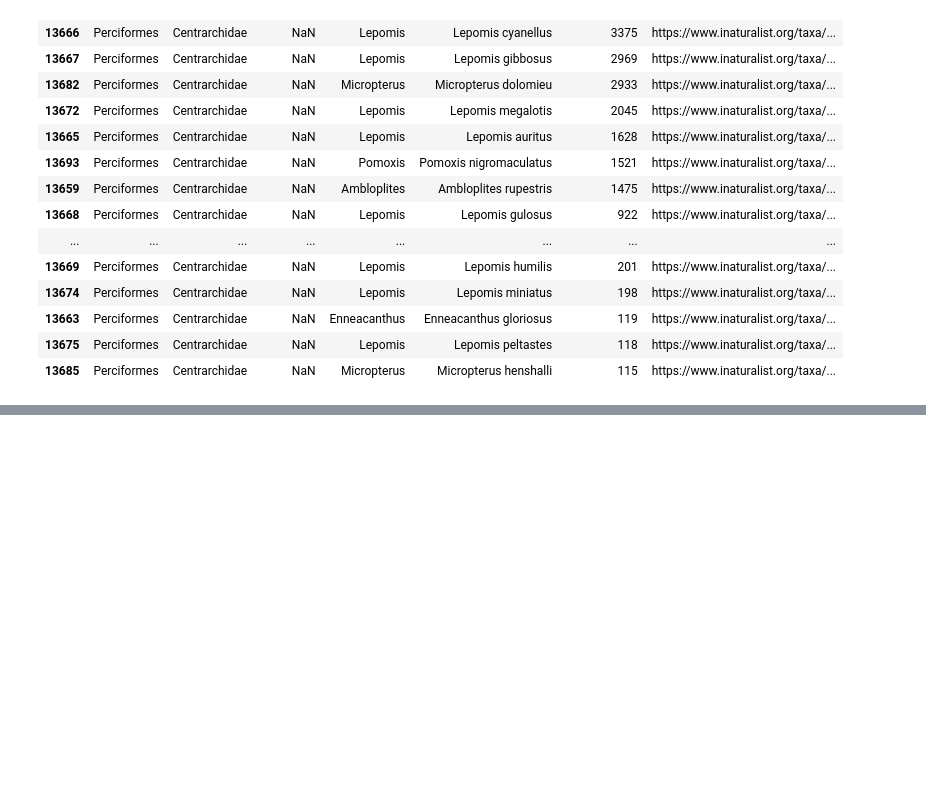
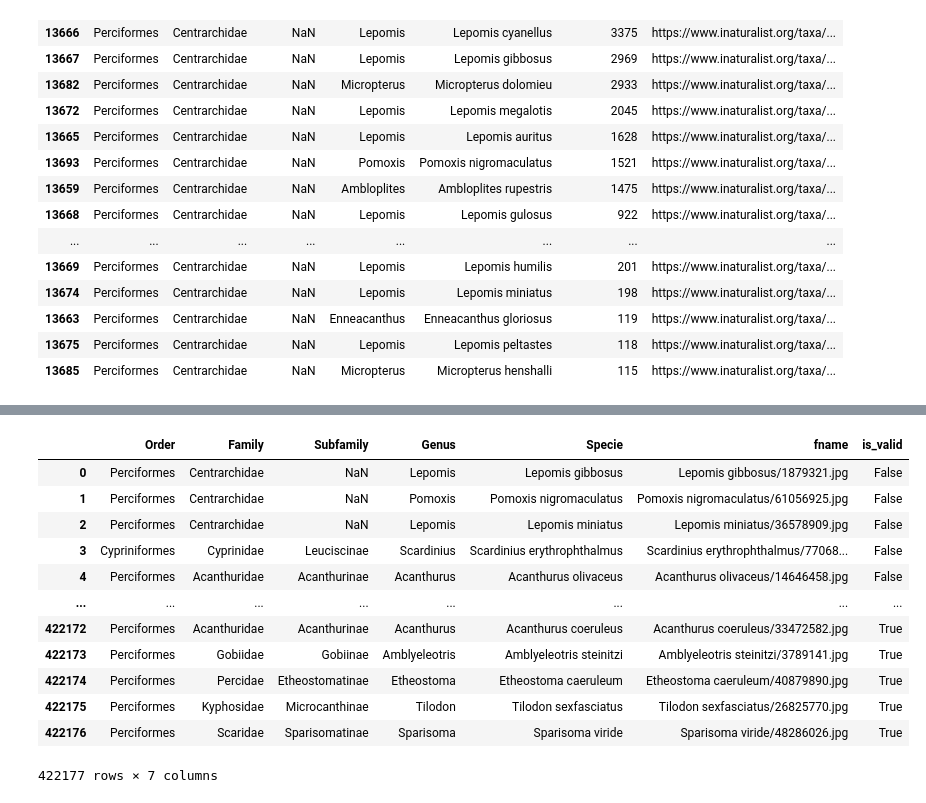
Before and after one commit to jossalgon/Fishly-Hierarchical-image-classification, a Jupyter notebook: analysis-inaturalist.ipynb, the cells around one changed output, grey strips where cells are left out. Saved outputs shown, nothing was run; the diff lists cells and outputs as text; code cells hidden in the pictures; blank space fills up the shorter version.

```diff
--- a/analysis-inaturalist.ipynb
+++ b/analysis-inaturalist.ipynb
@@ -251,0 +313,18 @@ df_1000.to_csv(ALL_CSV_PATH, index=False)
+# %%
+df_1000_stratified = pd.read_csv(STRATIFIED_CSV_PATH)
+# %%
+df_1000_stratified
+# %% [output]
+|  | Order | Family | Subfamily | Genus | Specie | fname | is_valid |
+| 0 | Perciformes | Centrarchidae | NaN | Lepomis | Lepomis gibbosus | Lepomis gibbosus/1879321.jpg | False |
+| 1 | Perciformes | Centrarchidae | NaN | Pomoxis | Pomoxis nigromaculatus | Pomoxis nigromaculatus/61056925.jpg | False |
+| 2 | Perciformes | Centrarchidae | NaN | Lepomis | Lepomis miniatus | Lepomis miniatus/36578909.jpg | False |
+| 3 | Cypriniformes | Cyprinidae | Leuciscinae | Scardinius | Scardinius erythrophthalmus | Scardinius erythrophthalmus/77068... | False |
+| 4 | Perciformes | Acanthuridae | Acanthurinae | Acanthurus | Acanthurus olivaceus | Acanthurus olivaceus/14646458.jpg | False |
+| ... | ... | ... | ... | ... | ... | ... | ... |
+| 422172 | Perciformes | Acanthuridae | Acanthurinae | Acanthurus | Acanthurus coeruleus | Acanthurus coeruleus/33472582.jpg | True |
+| 422173 | Perciformes | Gobiidae | Gobiinae | Amblyeleotris | Amblyeleotris steinitzi | Amblyeleotris steinitzi/3789141.jpg | True |
+| 422174 | Perciformes | Percidae | Etheostomatinae | Etheostoma | Etheostoma caeruleum | Etheostoma caeruleum/40879890.jpg | True |
+| 422175 | Perciformes | Kyphosidae | Microcanthinae | Tilodon | Tilodon sexfasciatus | Tilodon sexfasciatus/26825770.jpg | True |
+| 422176 | Perciformes | Scaridae | Sparisomatinae | Sparisoma | Sparisoma viride | Sparisoma viride/48286026.jpg | True |
+422177 rows × 7 columns
```
Also changed, not shown: parts of 54 cells of this notebook, 33 other files.
